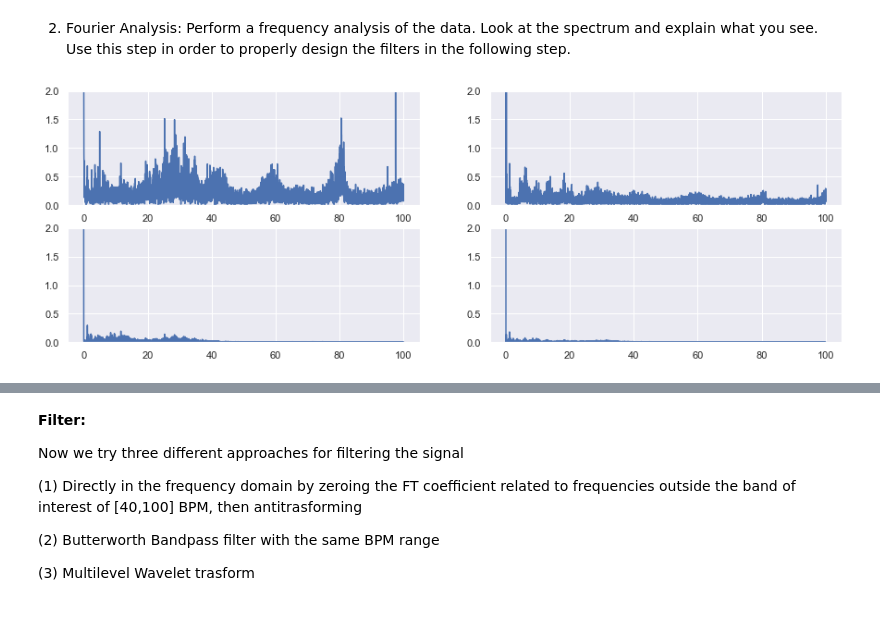
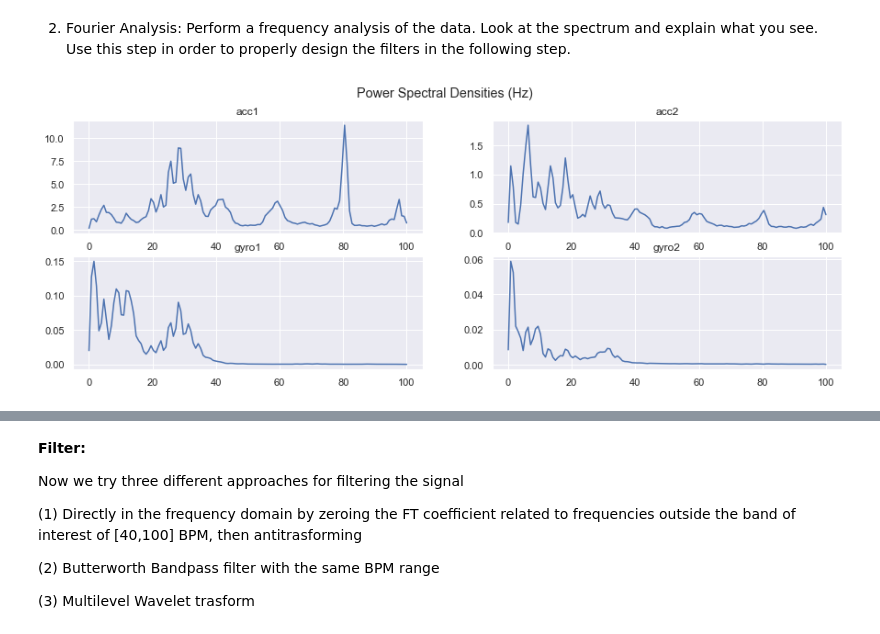
Before and after one commit to CrostaBot/HeartRateEstimation, a Jupyter notebook: SCG.ipynb, the cells around one changed output, grey strips where cells are left out. Saved outputs shown, nothing was run; the diff lists cells and outputs as text; code cells hidden in the pictures.

```diff
--- a/SCG.ipynb
+++ b/SCG.ipynb
@@ -338,35 +338,53 @@ stat
 # %% [markdown]
 2. Fourier Analysis: Perform a frequency analysis of the data. Look at the spectrum and explain what you see. Use this step in order to properly design the filters in the following step.
 # %%
-def get_fft_values(y_values, T, N, f_s):
-    f_values = np.linspace(0.0, 1.0/(2.0*T), N//2)
-    fft_values_ = fft(y_values)
-    fft_values = 2.0/N * np.abs(fft_values_[0:N//2])
-    return f_values, fft_values
+# def get_fft_values(y_values, T, N, f_s):
+#     f_values = np.linspace(0.0, 1.0/(2.0*T), N//2)
+#     fft_values_ = fft(y_values)
+#     fft_values = 2.0/N * np.abs(fft_values_[0:N//2])
+#     return f_values, fft_values
 
 def get_psd_values(y_values, T, N, f_s):
     f_values, psd_values = welch(y_values, fs=f_s)
     return f_values, psd_values
 
-N = df_sternum.shape[0]
-T = 1/freq
-f_s = freq
+# N = df_sternum.shape[0]
+# T = 1/freq
+# f_s = freq
 
-f_accX, fft_accX = get_fft_values(np.array(PCA_acc[0]), T, N, f_s)
-f_accY, fft_accY  = get_fft_values(np.array(PCA_acc[1]), T, N, f_s)
-f_gyroX, fft_gyroX = get_fft_values(np.array(PCA_gyro[0]), T, N, f_s)
-f_gyroY, fft_gyroY = get_fft_values(np.array(PCA_gyro[1]), T, N, f_s)
+# f_accX, fft_accX = get_fft_values(np.array(PCA_acc[0]), T, N, f_s)
+# f_accY, fft_accY  = get_fft_values(np.array(PCA_acc[1]), T, N, f_s)
+# f_gyroX, fft_gyroX = get_fft_values(np.array(PCA_gyro[0]), T, N, f_s)
+# f_gyroY, fft_gyroY = get_fft_values(np.array(PCA_gyro[1]), T, N, f_s)
+
+# figure, axis = plt.subplots(2, 2, figsize = (15, 5))
+# axis[0, 0].plot(f_accX, fft_accX)
+# axis[0, 0].set_ylim([0, 2])
+# axis[0, 1].plot(f_accY, fft_accY)
+# axis[0, 1].set_ylim([0, 2])
+# axis[1, 0].plot(f_gyroX, fft_gyroX)
+# axis[1, 0].set_ylim([0, 2])
+# axis[1, 1].plot(f_gyroY, fft_gyroY)
+# axis[1, 1].set_ylim([0, 2])
+
+# plt.show()
+
+f_accX_psd, fft_accX_psd = get_psd_values(np.array(PCA_acc[0]), T, N, f_s)
+f_accY_psd, fft_accY_psd  = get_psd_values(np.array(PCA_acc[1]), T, N, f_s)
+f_gyroX_psd, fft_gyroX_psd = get_psd_values(np.array(PCA_gyro[0]), T, N, f_s)
+f_gyroY_psd, fft_gyroY_psd = get_psd_values(np.array(PCA_gyro[1]), T, N, f_s)
 
 figure, axis = plt.subplots(2, 2, figsize = (15, 5))
-axis[0, 0].plot(f_accX, fft_accX)
-axis[0, 0].set_ylim([0, 2])
-axis[0, 1].plot(f_accY, fft_accY)
-axis[0, 1].set_ylim([0, 2])
-axis[1, 0].plot(f_gyroX, fft_gyroX)
-axis[1, 0].set_ylim([0, 2])
-axis[1, 1].plot(f_gyroY, fft_gyroY)
-axis[1, 1].set_ylim([0, 2])
+figure.suptitle("Power Spectral Densities (Hz)")
+axis[0, 0].plot(f_accX_psd, fft_accX_psd)
+axis[0, 0].set_title("acc1")
+axis[0, 1].plot(f_accY_psd, fft_accY_psd)
+axis[0, 1].set_title("acc2")
+axis[1, 0].plot(f_gyroX_psd, fft_gyroX_psd)
+axis[1, 0].set_title("gyro1")
+axis[1, 1].plot(f_gyroY_psd, fft_gyroY_psd)
+axis[1, 1].set_title("gyro2")
 
 plt.show()
 # %% [output]
-[figure, old version]
+[figure, new version]
```
Also changed, not shown: parts of 19 cells of this notebook.
